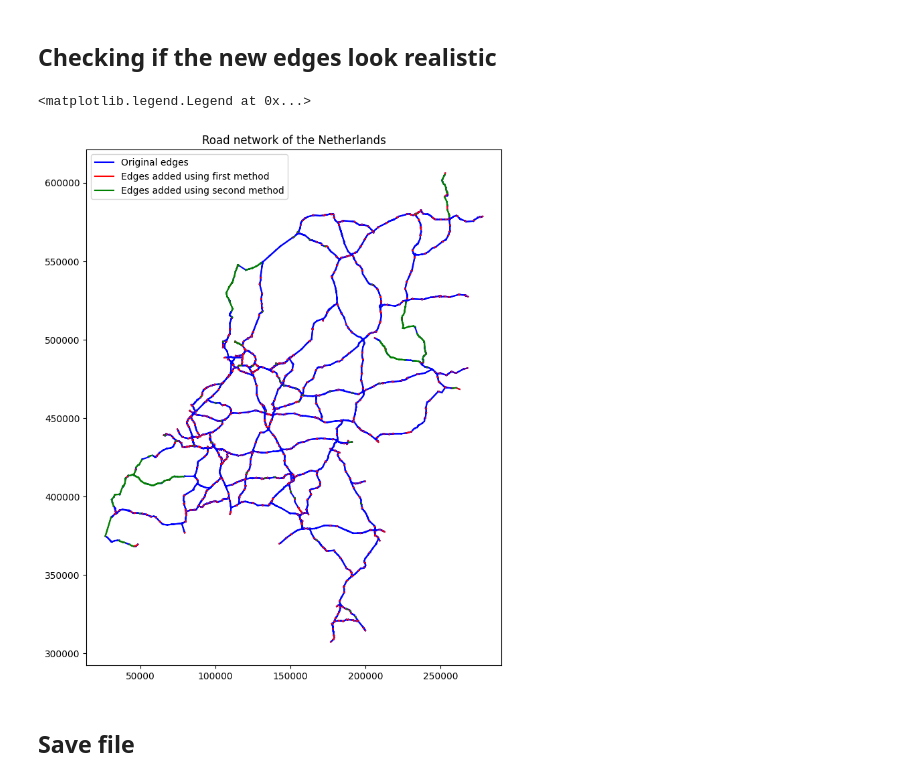
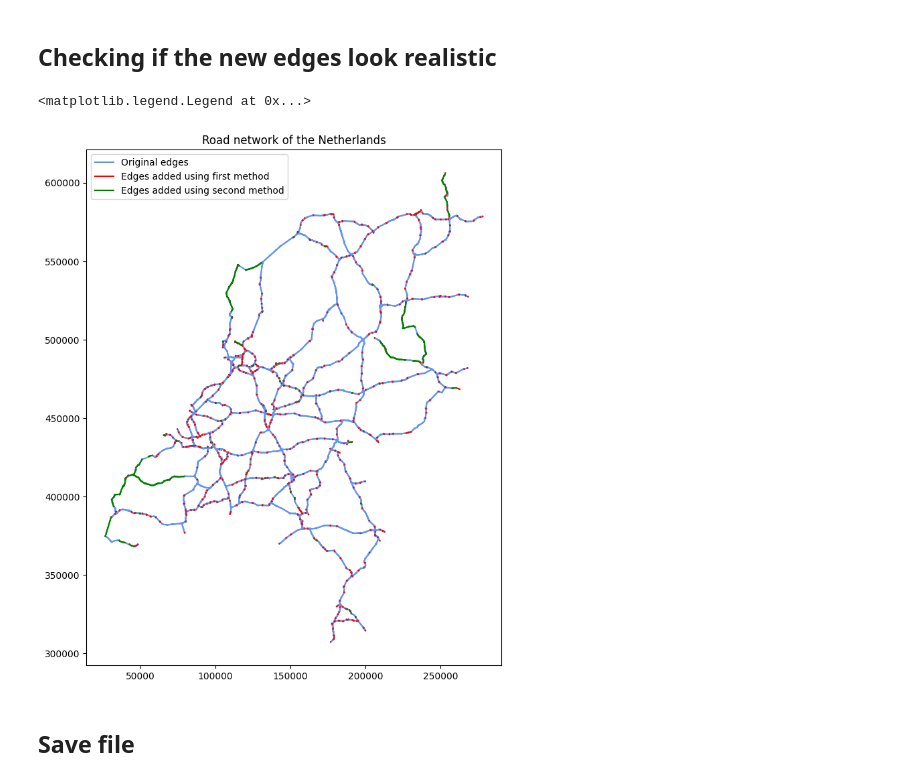
Before and after one commit to janinetimmerman8/RWS-group3, a Jupyter notebook: connect_networkX_graph.ipynb, the cells around one changed output. Saved outputs shown, nothing was run; the diff lists cells and outputs as text; code cells hidden in the pictures.

```diff
--- a/connect_networkX_graph.ipynb
+++ b/connect_networkX_graph.ipynb
@@ -328,25 +328,25 @@ edge_0 = new_edge_key[new_edge_val == 0]
 edge_1 = new_edge_key[new_edge_val == 1]
 edge_2 = new_edge_key[new_edge_val == 2]
 # %%
-plt.figure(figsize=(8, 10))
+fig = plt.figure(figsize=(8, 10))
 plt.title('Road network of the Netherlands')
 
 
-plt.plot([],[], color='blue', label='Original edges')
+plt.plot([],[], color='cornflowerblue', label='Original edges')
 plt.plot([],[], color='red', label='Edges added using first method')
 plt.plot([],[], color='green', label='Edges added using second method')
 
 for i in range(len(edge_0)):
-    plt.plot(edge_0[i,:,0], edge_0[i,:,1], color='blue')
+    plt.plot(edge_0[i,:,0], edge_0[i,:,1], color='cornflowerblue')
 
 for i in range(len(edge_1)):
     plt.plot(edge_1[i,:,0], edge_1[i,:,1], color='red')
 
 for i in range(len(edge_2)):
     plt.plot(edge_2[i,:,0], edge_2[i,:,1], color='green')
 
 
 plt.legend()
 # %% [output]
 <matplotlib.legend.Legend at 0x...>
-[figure, old version]
+[figure, new version]
```
Also changed, not shown: parts of 1 cell of this notebook, 14 other files.
